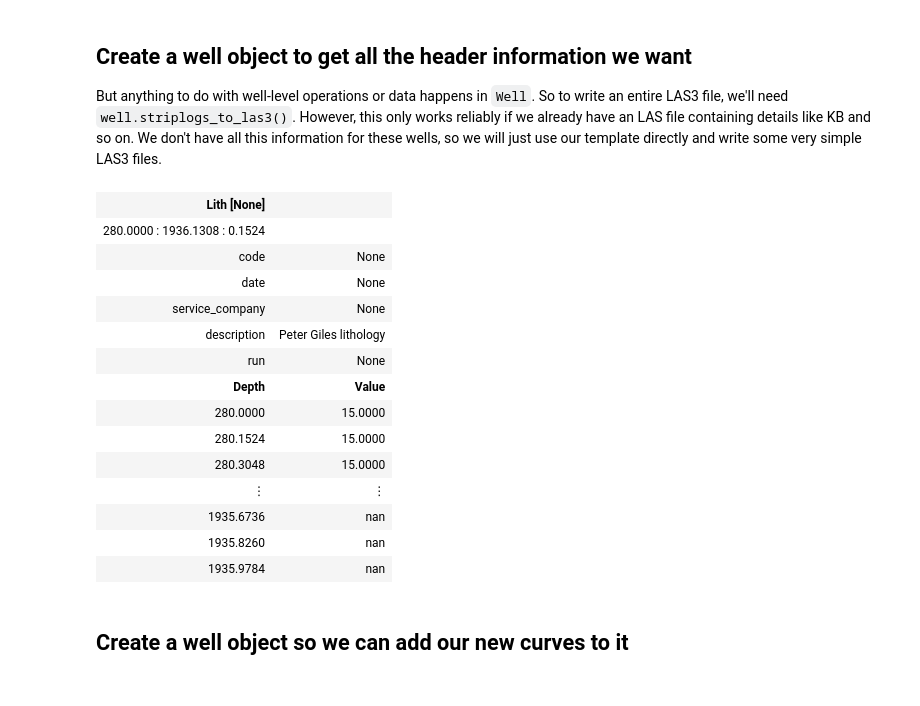
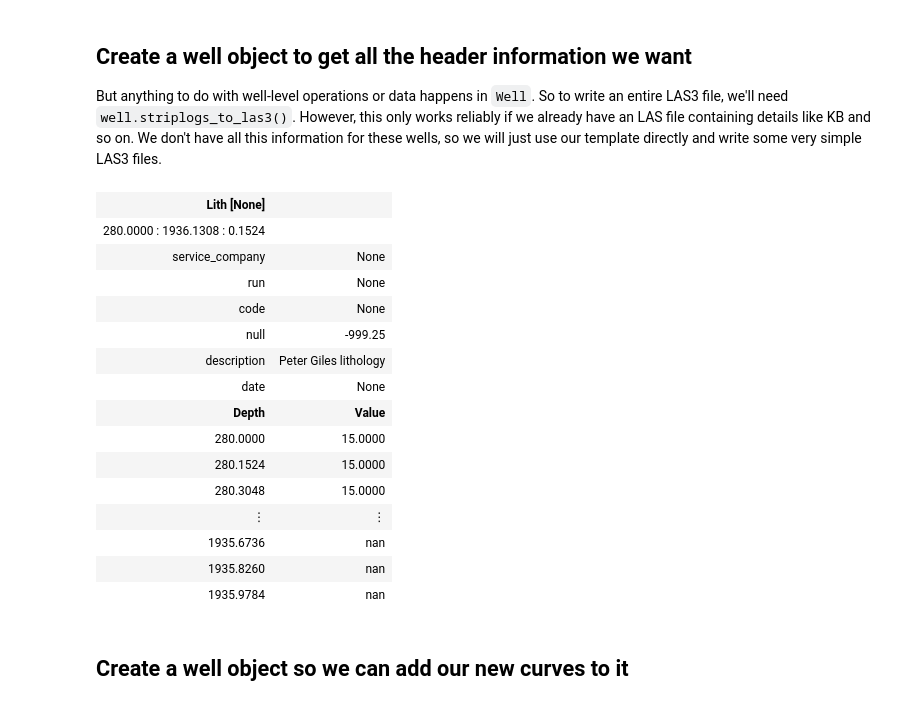
Before and after one commit to EvanBianco/recipes, a Jupyter notebook: Make LAS file from a striplog.ipynb, the cells around one changed output. Cells and saved outputs as stored; diff of their text form; code cells hidden in the pictures.

```diff
--- a/Make petrophysical logs from a striplog.ipynb
+++ b/Make LAS file from a striplog.ipynb
@@ -68,28 +68,31 @@ litho_params = {'description': 'Peter Giles lithology',
                 'mnemonic':'Lith',
                 'start':strip.start.z,
                 'step':step,
-                'units':None}
+                'units':None,
+                'null':-999.25}
 
 grain_params = {'description': 'Peter Giles grainsize',
                 'mnemonic':'grsz',
                 'start':strip.start.z,
                 'step':step,
-                'units':None}
+                'units':None,
+                'null':-999.25}
 # %%
 grainCurve = Curve(grainsize, grain_params)
 lithCurve = Curve(liths, litho_params)
 # %%
-lithCurve = lithCurve.new_basis(step=0.1524)
-grainCurve = grainCurve.new_basis(step=0.1524)
+lithCurve = lithCurve.to_basis(step=0.1524)
+grainCurve = grainCurve.to_basis(step=0.1524)
 lithCurve
 # %% [output]
 | Lith [None] |  |
 | 280.0000 : 1936.1308 : 0.1524 |  |
+| service_company | None |
+| run | None |
 | code | None |
+| null | -999.25 |
+| description | Peter Giles lithology |
 | date | None |
-| service_company | None |
-| description | Peter Giles lithology |
-| run | None |
 | Depth | Value |
 | 280.0000 | 15.0000 |
 | 280.1524 | 15.0000 |
```
Also changed, not shown: parts of 13 cells of this notebook.
